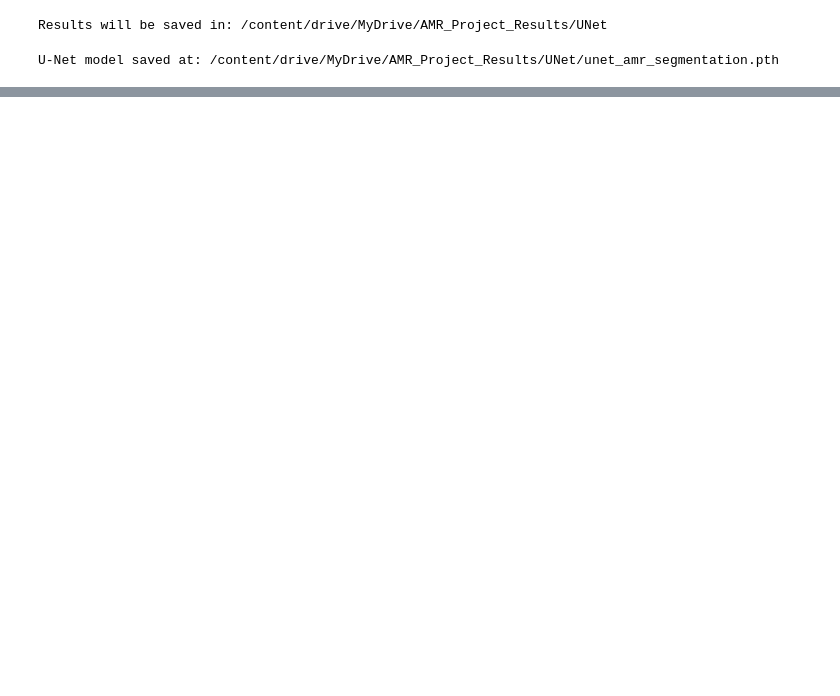
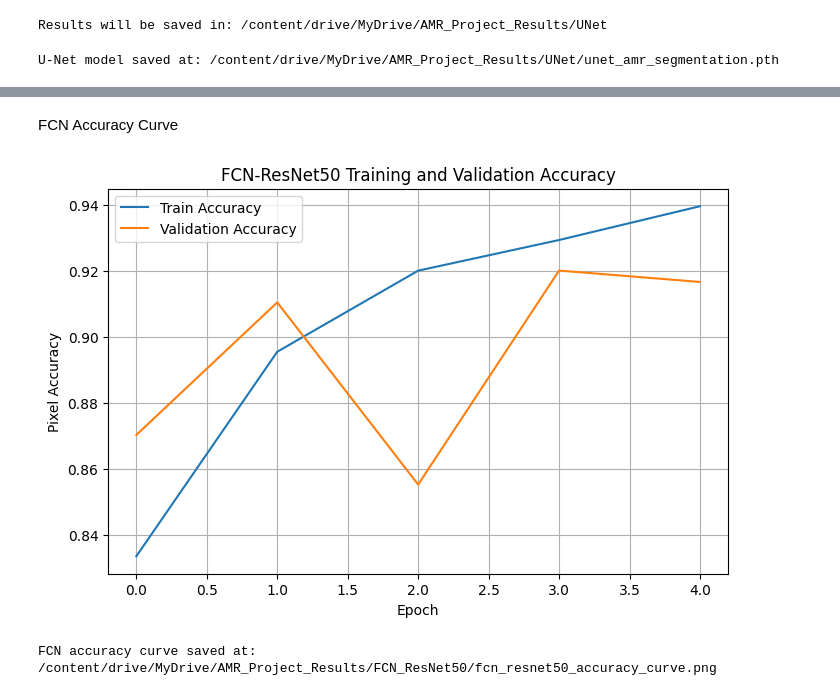
Before and after one commit to alamin35bcs/COCO-2017, a Jupyter notebook: Project_DL_AMR.ipynb, the cells around one changed output, grey strips where cells are left out. Cells and saved outputs as stored; diff of their text form; code cells hidden in the pictures; blank space fills up the shorter version.

```diff
--- a/Project_DL_AMR.ipynb
+++ b/Project_DL_AMR.ipynb
@@ -899,0 +1136,20 @@ Training history saved at: /content/drive/MyDrive/AMR_Project_Results/UNet/unet_
+# %% [markdown]
+FCN Accuracy Curve
+# %%
+plt.figure(figsize=(8,5))
+plt.plot(fcn_history["train_acc"], label="Train Accuracy")
+plt.plot(fcn_history["val_acc"], label="Validation Accuracy")
+plt.xlabel("Epoch")
+plt.ylabel("Pixel Accuracy")
+plt.title("FCN-ResNet50 Training and Validation Accuracy")
+plt.legend()
+plt.grid(True)
+
+fcn_acc_plot_path = os.path.join(FCN_DIR, "fcn_resnet50_accuracy_curve.png")
+plt.savefig(fcn_acc_plot_path, dpi=300, bbox_inches="tight")
+plt.show()
+
+print("FCN accuracy curve saved at:", fcn_acc_plot_path)
+# %% [output]
+[figure, added]
+FCN accuracy curve saved at: /content/drive/MyDrive/AMR_Project_Results/FCN_ResNet50/fcn_resnet50_accuracy_curve.png
```
Also changed, not shown: parts of 27 cells of this notebook.
